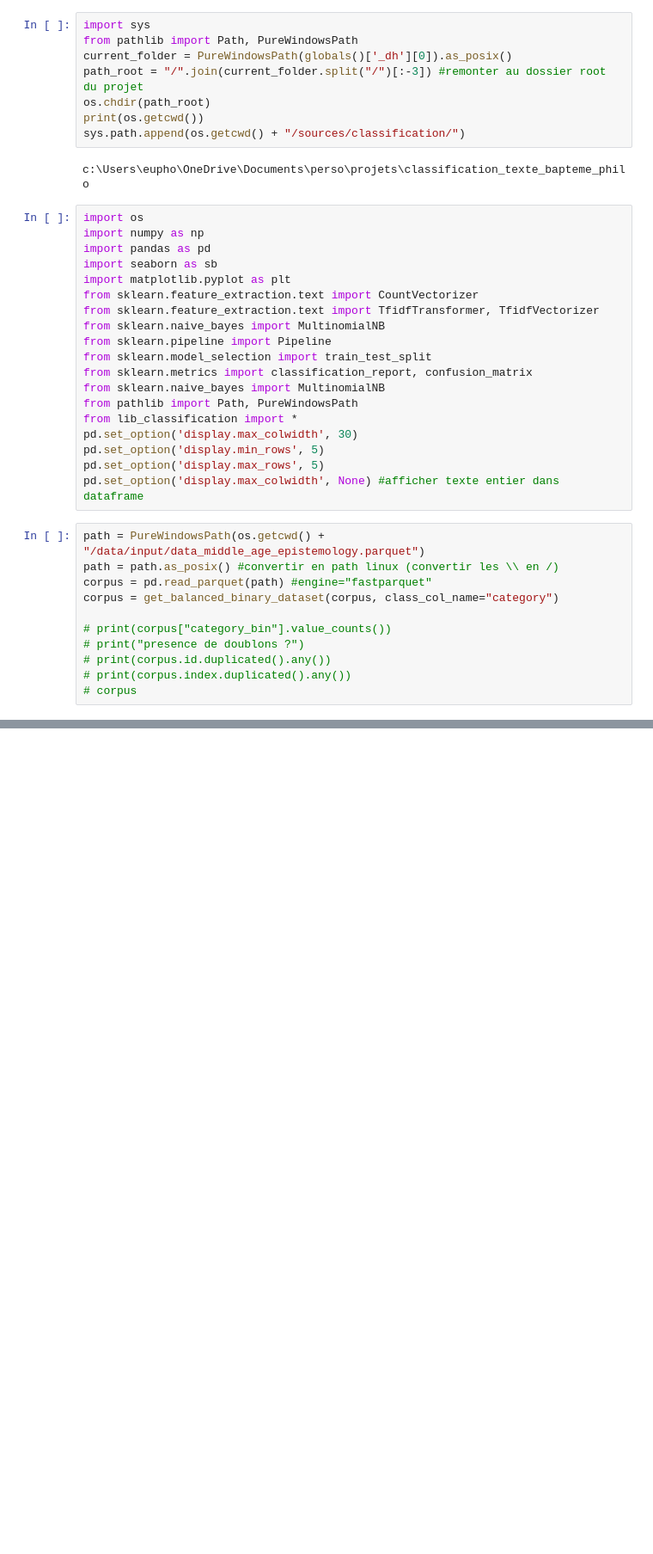
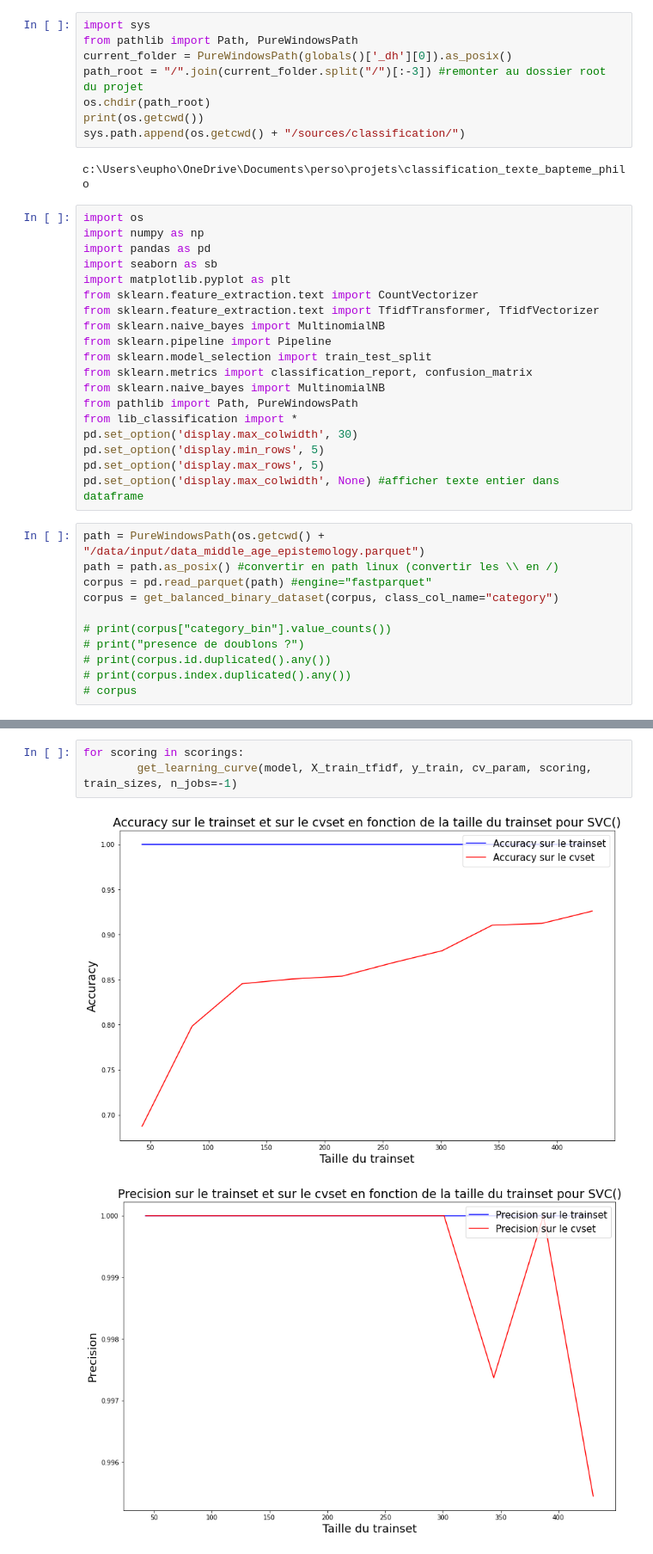
Before and after one commit to lolodino77/classification_texte_articles, a Jupyter notebook: sources/classification/tfidf/2_model_selection.ipynb, the cells around one changed output, grey strips where cells are left out. Shown at 86% size. Saved outputs shown, nothing was run; the diff lists cells and outputs as text; blank space fills up the shorter version.

```diff
--- a/sources/classification/tfidf/2_model_selection.ipynb
+++ b/sources/classification/tfidf/2_model_selection.ipynb
@@ -75,0 +82,6 @@ for scoring in scorings:
+# %%
+for scoring in scorings:
+        get_learning_curve(model, X_train_tfidf, y_train, cv_param, scoring, train_sizes, n_jobs=-1)
+# %% [output]
+[figure, added]
+[figure, added]
```
Also changed, not shown: parts of 6 cells of this notebook, 5 other files.
